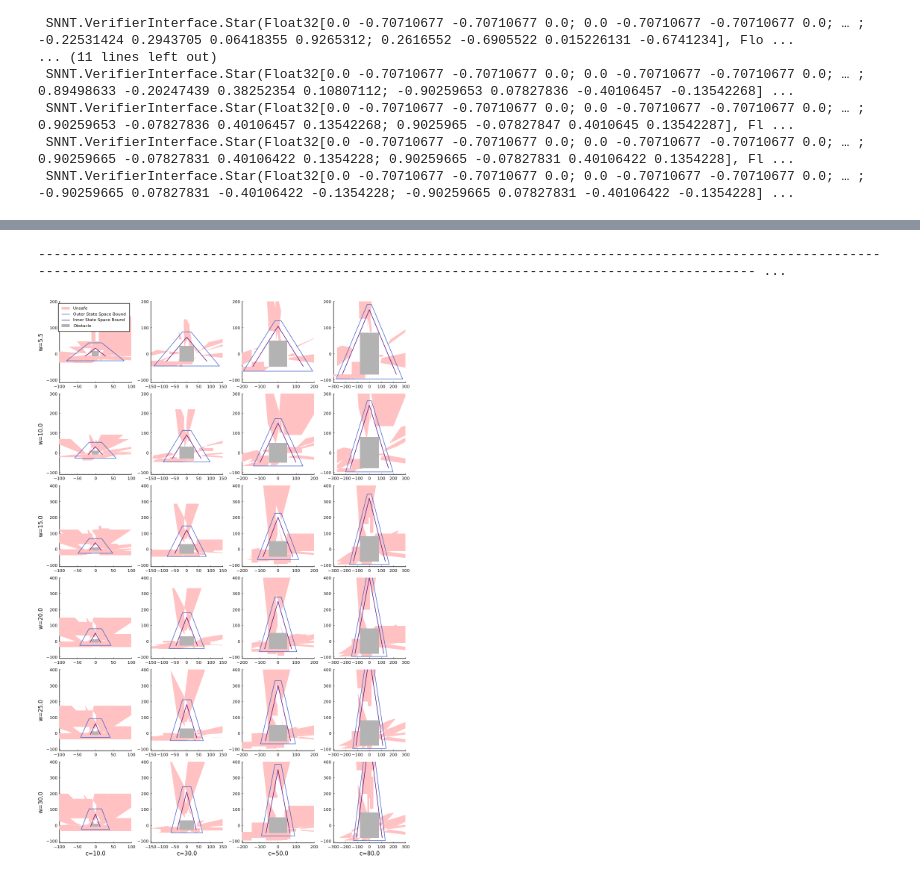
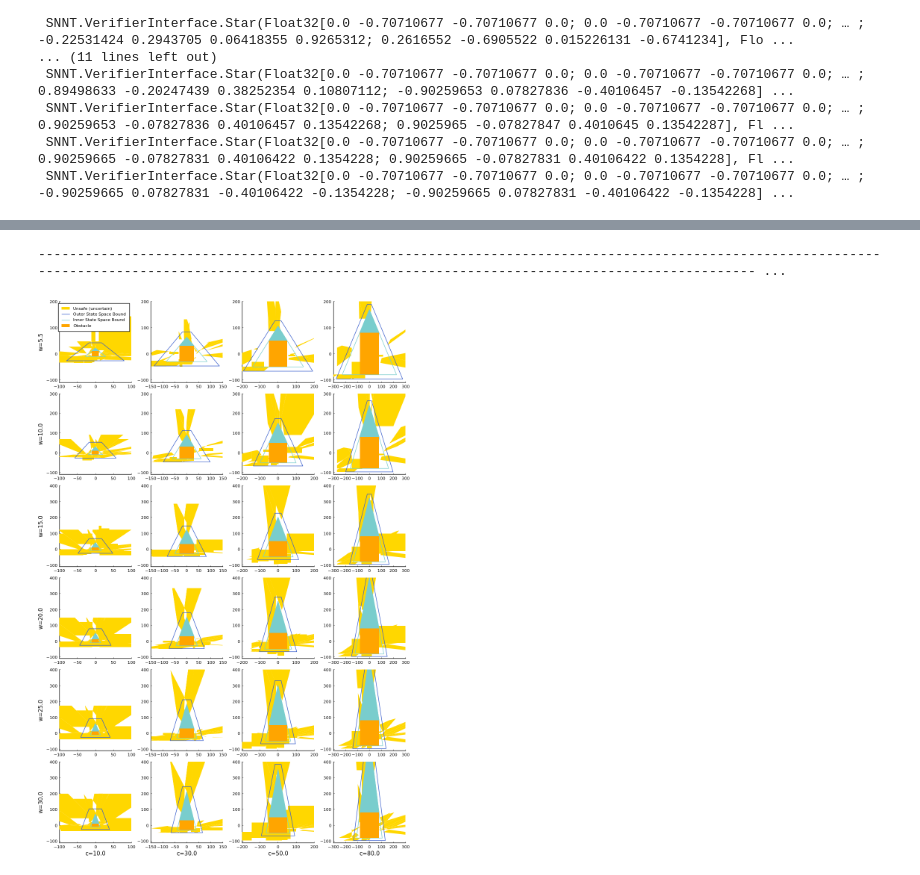
Before and after one commit to samysweb/NCubeV, a Jupyter notebook: experiments/zeppelin/Analysis.ipynb, the cells around one changed output, grey strips where cells are left out. Cells and saved outputs as stored; diff of their text form; code cells hidden in the pictures.

Commit message:
Some more plots and runtime analysis

```diff
--- a/experiments/zeppelin/Analysis.ipynb
+++ b/experiments/zeppelin/Analysis.ipynb
@@ -200,6 +200,7 @@ max_x2 = 400
 # %%
 in_legend = []
 unsafe_legend=false
+unsafe_legend_to=false
 function plot_zeppelin(star,c,w,i)
     pc = pyimport("polytope")
     if c < star.bounds[3][1] || c > star.bounds[3][2] || w < star.bounds[4][1] || w > star.bounds[4][2]
@@ -229,11 +230,20 @@ function plot_zeppelin(star,c,w,i)
         points = get_extremes(bounds)
     end
     in_legend[i]=true
-    if !unsafe_legend
-        plot!(Shape(convert(Vector,points[:,1]),convert(Vector,points[:,2])),label="Unsafe",fillcolor = :rosybrown1,linecolor=plot_color(:white, 0.0))
-        global unsafe_legend=true
+    if star.certain
+        if !unsafe_legend
+            plot!(Shape(convert(Vector,points[:,1]),convert(Vector,points[:,2])),label="Unsafe (certain)",fillcolor = :rosybrown1,linecolor=plot_color(:white, 0.0))
+            global unsafe_legend=true
+        else
+            plot!(Shape(convert(Vector,points[:,1]),convert(Vector,points[:,2])),label="",fillcolor = :rosybrown1,linecolor=plot_color(:white, 0.0))
+        end
     else
-        plot!(Shape(convert(Vector,points[:,1]),convert(Vector,points[:,2])),label="",fillcolor = :rosybrown1,linecolor=plot_color(:white, 0.0))
+        if !unsafe_legend_to
+            plot!(Shape(convert(Vector,points[:,1]),convert(Vector,points[:,2])),label="Unsafe (uncertain)",fillcolor = :gold,linecolor=plot_color(:white, 0.0))
+            global unsafe_legend_to=true
+        else
+            plot!(Shape(convert(Vector,points[:,1]),convert(Vector,points[:,2])),label="",fillcolor = :gold,linecolor=plot_color(:white, 0.0))
+        end
     end
 end
 # %% [output]
@@ -264,7 +274,7 @@ end
 x2_min (generic function with 1 method)
 # %%
 legend_labels=false
-function plot_all_zeppelin(stars,c,w)
+function plot_all_zeppelin(stars,c,w;plotnew=true)
     x2_1 = x2_min(c)
     x2_2 = x2_max(c,w)
 
@@ -273,7 +283,9 @@ function plot_all_zeppelin(stars,c,w)
     x1_21 = x1_min(x2_2,c,w)
     x1_22 = x1_max(x2_2,c,w)
 
-    plot()
+    if plotnew
+        plot()
+    end
 
     for (i,star) in enumerate(stars)
         plot_zeppelin(star,c,w,i)
@@ -293,23 +305,26 @@ function plot_all_zeppelin(stars,c,w)
     x2 = collect(-c:1.:xtop)
     x1 = map( x -> (- ((MAX_VELOCITY - MAX_TURBULENCE) / w * (c - x) + c)), x2)
     if !legend_labels
-        plot!(x1,x2, xlims=(min_x1,max_x1),ylims=(min_x2,max_x2),linecolor=:indigo,label="Inner State Space Bound")
+        plot!(x1,x2, xlims=(min_x1,max_x1),ylims=(min_x2,max_x2),linecolor=:darkslategray3,label="Inner State Space Bound")
+
     else
-        plot!(x1,x2, xlims=(min_x1,max_x1),ylims=(min_x2,max_x2),linecolor=:indigo,label="")
+        plot!(x1,x2, xlims=(min_x1,max_x1),ylims=(min_x2,max_x2),linecolor=:darkslategray3,label="")
     end
-    x2 = collect(-c:1.:xtop)
-    x1 = map( x -> ( ((MAX_VELOCITY - MAX_TURBULENCE) / w * (c - x) + c)), x2)
-    plot!(x1,x2, xlims=(min_x1,max_x1),ylims=(min_x2,max_x2),linecolor=:indigo,label="")
+    plot!(Shape([0,-c,c,0],[xtop,c,c,xtop]),linecolor=:darkslategray3,fillcolor=:darkslategray3,label="")
+    x22 = collect(-c:1.:xtop)
+    x21 = map( x -> ( ((MAX_VELOCITY - MAX_TURBULENCE) / w * (c - x) + c)), x2)
+    plot!(x21,x22, xlims=(min_x1,max_x1),ylims=(min_x2,max_x2),linecolor=:darkslategray3,label="")
+    plot!([x1[1],x21[1]],[x2[1],x22[1]],linecolor=:darkslategray3,label="")
     if !legend_labels
         plot!(Shape(
                     [-c,-c,c,c,-c],
                     [c,-c,-c,c,c]),
-                    label="Obstacle", fillcolor=:grey70,linecolor=plot_color(:white, 0.0), xlims=(min_x1,max_x1),ylims=(min_x2,max_x2))
+                    label="Obstacle", fillcolor=:orange,linecolor=plot_color(:white, 0.0), xlims=(min_x1,max_x1),ylims=(min_x2,max_x2))
     else
         plot!(Shape(
                     [-c,-c,c,c,-c],
                     [c,-c,-c,c,c]),
-                    label="", fillcolor=:grey70,linecolor=plot_color(:white, 0.0), xlims=(min_x1,max_x1),ylims=(min_x2,max_x2))
+                    label="", fillcolor=:orange,linecolor=plot_color(:white, 0.0), xlims=(min_x1,max_x1),ylims=(min_x2,max_x2))
     end
     global legend_labels=true
     return plot!()
@@ -686,30 +702,31 @@ fig_certain = plot(plots...,grid=false,layout=(6,4),size = (1000, 1500),link=:bo
 # %%
 plots = []
 legend_labels=false
 unsafe_legend=false
+unsafe_legend_to=false
 in_legend = collect(false for star in filter(x->!x.certain,zeppelin_small2_stars))
 #print(length(in_legend))
 c_vals = [5.5,10.0,15.0,20.0,25.0,30.0]
 for (i,(w,x2_lim)) in enumerate(zip(c_vals,[(-110,200),(-110,300),(-110,400),(-110,400),(-110,400),(-110,400)]))
     inner_first = true
     for (c,x1_lim) in zip([10.0, 30.0,50.0, 80.0],[(-100,100),(-150,150),(-200,200),(-300,300)])
         global min_x1, max_x1 = x1_lim
         global min_x2, max_x2 = x2_lim
         push!(plots,plot_all_zeppelin(filter(x->!x.certain,zeppelin_small2_stars),c,w))
         if inner_first
             inner_first=false
             yaxis!("w=$w",showaxis=true)
         end
         if i==length(c_vals)
             xaxis!("c=$c",showaxis=true)
         end
     end
 end
 print(in_legend)
 #,  legend = :outerright
 fig_uncertain = plot(plots...,grid=false,layout=(6,4),size = (1000, 1500),link=:both,left_margin = [0Plots.mm 0Plots.mm])
 # %% [output]
 -------------------------------------------------------------------------------------------------------------------------------------------------------------------------------------------------------- ...
-[figure, old version]
+[figure, new version]
 # %%
 plots = []
```
Also changed, not shown: parts of 2 cells of this notebook, 6 other files.
